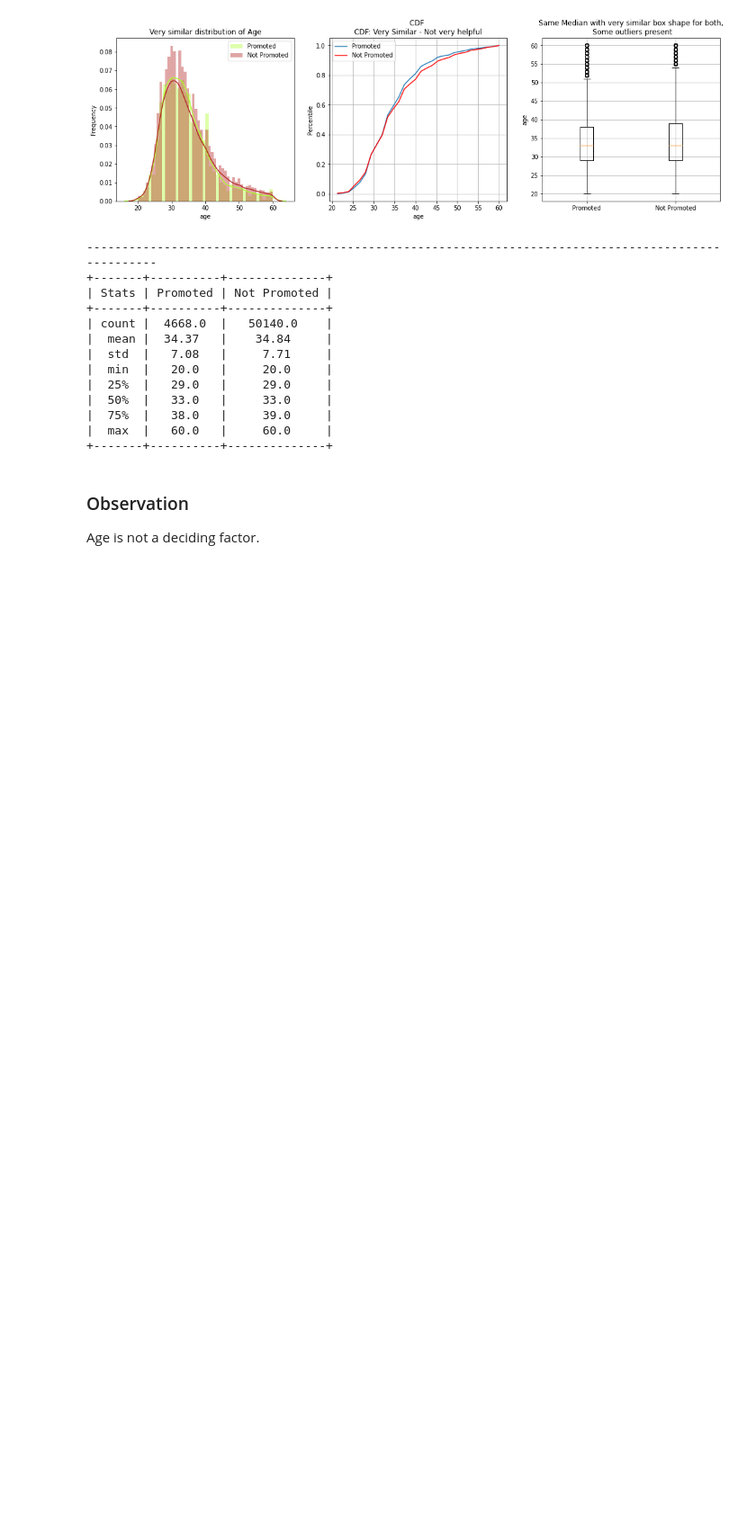
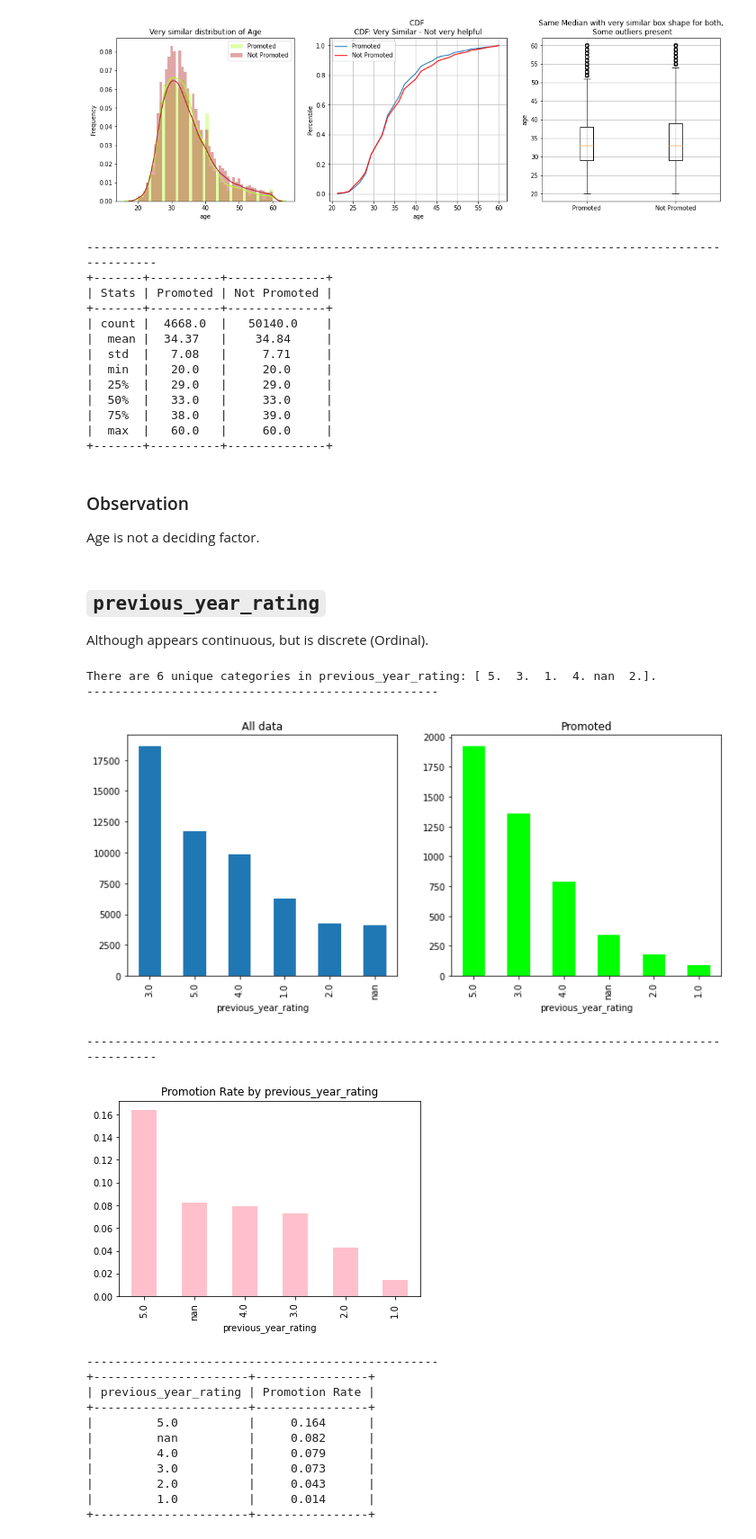
Before and after one commit to gunnerVivek/Employee-Promotion, a Jupyter notebook: 1-Analysis.ipynb, the cells around one changed output. Shown at 90% size. Drawn from its saved outputs; the diff is of its cells as text; code cells hidden in the pictures; blank space fills up the shorter version.

Commit message:
notebook: add eda for previous_year_rating variable

```diff
--- a/1-Analysis.ipynb
+++ b/1-Analysis.ipynb
@@ -637,3 +637,26 @@ EDA_continuous('age', title_1="Very similar distribution of Age",
 # %% [markdown]
 ### Observation
 Age is not a deciding factor.
+# %% [markdown]
+## `previous_year_rating`
+
+Although appears continuous, but is discrete (Ordinal).
+# %%
+EDA_categorical('previous_year_rating')
+# %% [output]
+There are 6 unique categories in previous_year_rating: [ 5.  3.  1.  4. nan  2.].
+--------------------------------------------------
+[figure, added]
+----------------------------------------------------------------------------------------------------
+[figure, added]
+--------------------------------------------------
++----------------------+----------------+
+| previous_year_rating | Promotion Rate |
++----------------------+----------------+
+|         5.0          |     0.164      |
+|         nan          |     0.082      |
+|         4.0          |     0.079      |
+|         3.0          |     0.073      |
+|         2.0          |     0.043      |
+|         1.0          |     0.014      |
++----------------------+----------------+
```
Also changed, not shown: parts of 10 cells of this notebook.
